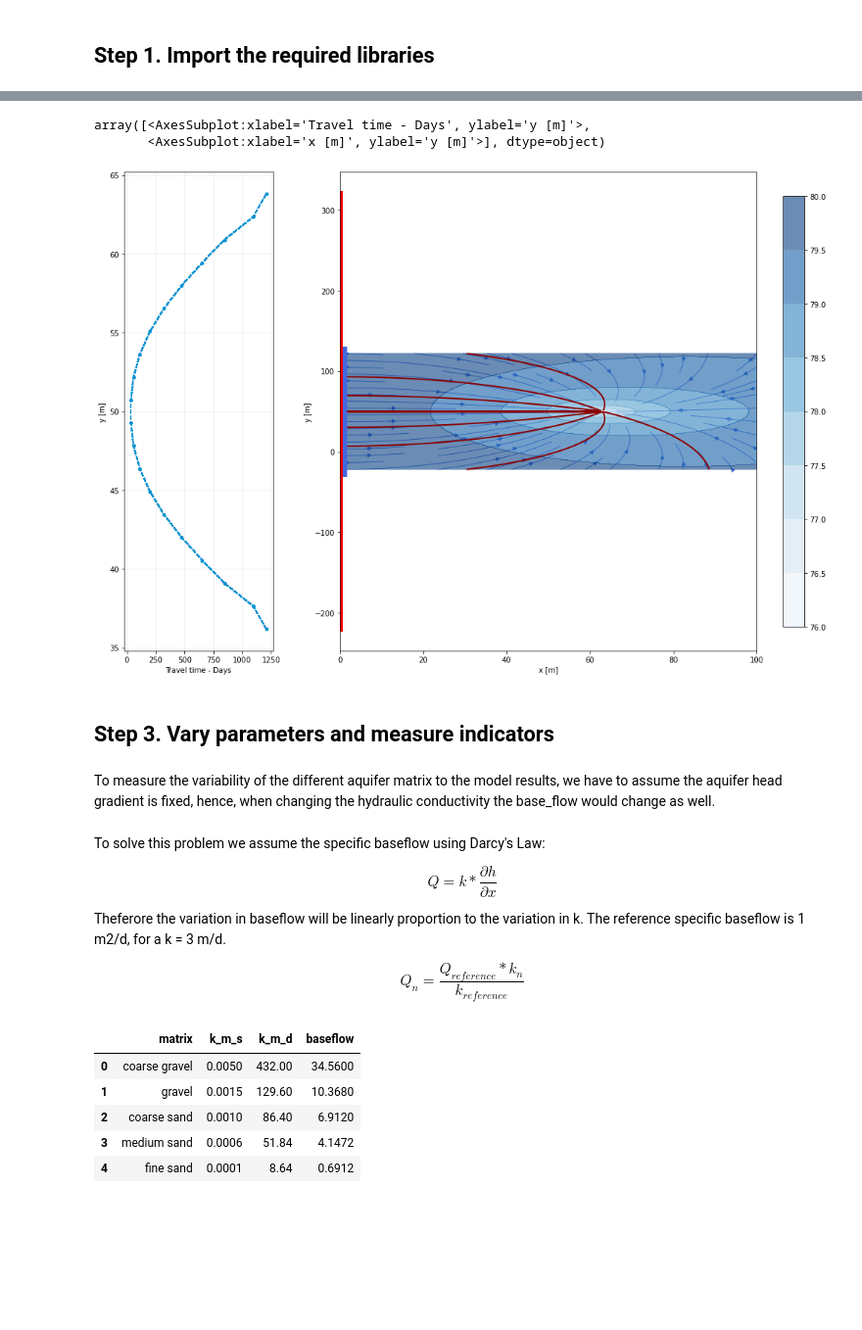
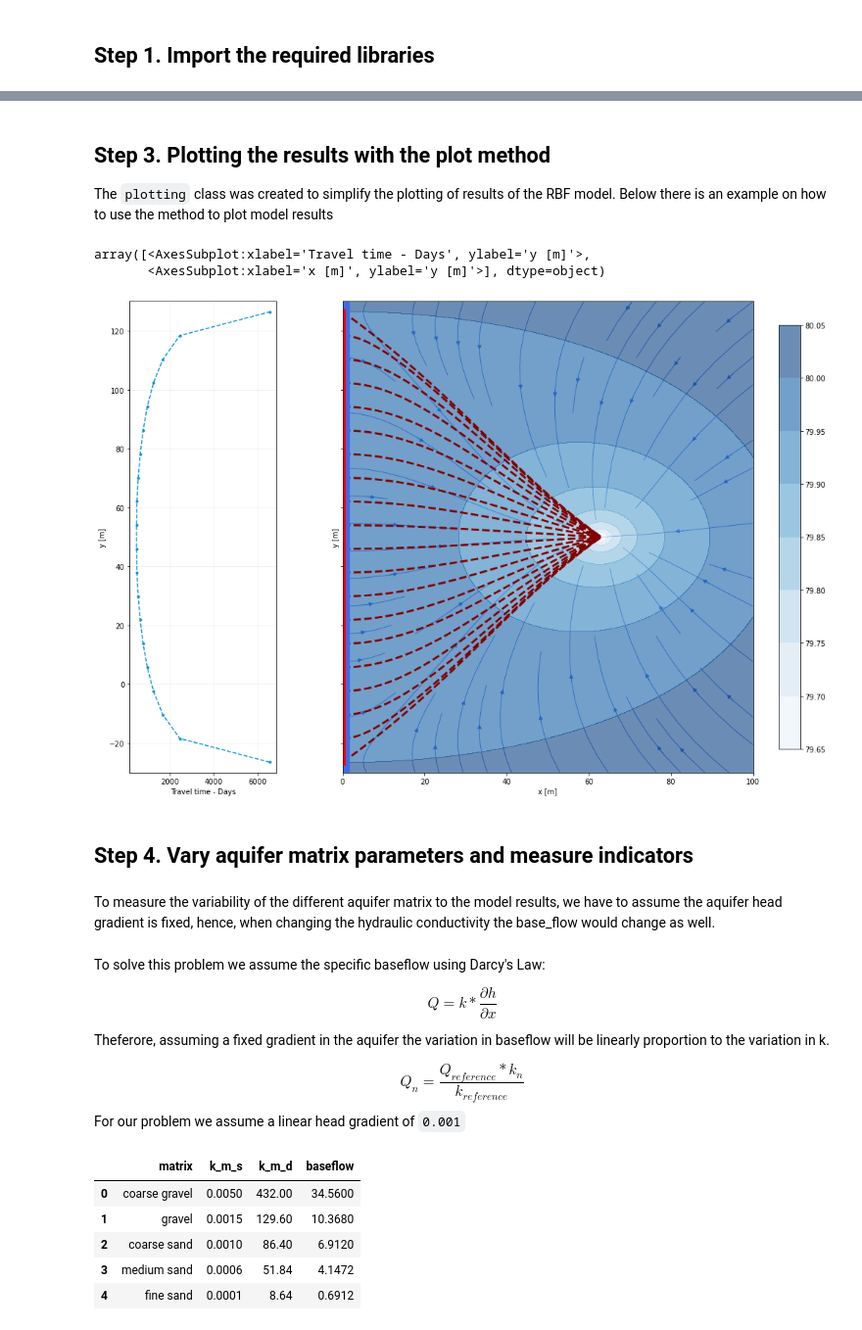
Before and after one commit to vcantarella/study_project, a Jupyter notebook: model_exploration.ipynb, the cells around one changed output, grey strips where cells are left out. Shown at 98% size. Saved outputs shown, nothing was run; the diff lists cells and outputs as text; code cells hidden in the pictures; blank space fills up the shorter version.

Commit message:
Fixing plotting method and time of travel, new features for controlling time of travel calculations and finishing notebook of examples

````diff
--- a/model_exploration.ipynb
+++ b/model_exploration.ipynb
@@ -17,11 +48,13 @@ import solvers #Solvers for some analysis from the aem model
 # %%
-# Define model with hydraulic condutivity = 3 m/d, height = 20, reference river head = 18
+# Define model with hydraulic condutivity = 0.12e-3 m/s, height = 85, reference river head = 80
 
 aem_model = model_proposal.Model(k = 0.12e-3*3600*24, H = 85, h0 = 80)
 
-# Add well at position x = 30, y = 50 and pumping rate of 250 m3/d, well radius = 0.1 m/d
+aem_model.Qo_x = -0.12e-3*3600*24*0.001*85
 
-well = model_proposal.Well(aem_model, Q = 0.044*3600*24, rw = 0.1, x = 63, y = 50)
+# Add well at position x = 63, y = 50 and pumping rate of 0.044 m3/s, well radius = 0.01 m
+
+well = model_proposal.Well(aem_model, Q = 0.005*3600*24, rw = 0.01, x = 63, y = 50)
 
 # Solver for river length and river water capture fraction.
 
@@ -32,6 +65,6 @@ print(solv.solve_river_length())
 
 length, riv_coords, capture_fraction = solv.solve_river_length()
 
-tt = solv.time_travel(0.2)
+tt, ys, avgtt, mintt, traj_array = solv.time_travel(0.2, delta_s = 0.4, calculate_trajectory = True)
 # %% [output]
 River Capture Length, Capture position and contribution to discharge is:
@@ -41,15 +72,20 @@ River Capture Length, Capture position and contribution to discharge is:
+# %% [markdown]
+## Step 3. Plotting the results with the plot method
+
+The ```plotting``` class was created to simplify the plotting of results of the RBF model.
+Below there is an example on how to use the method to plot model results
 # %%
 import plot
 
-img = plot.plotting(0,100,[-220,320],100)
+img = plot.plotting(0,100,-30,130,100,riv_coords)
 
-img.plot2d(aem_model, tt=tt,levels=8, quiver=False, streams=True)
+img.plot2d(aem_model, tt=tt, ys = ys, traj_array = traj_array, levels=8, quiver=False, streams=True)
 # %% [output]
 array([<AxesSubplot:xlabel='Travel time - Days', ylabel='y [m]'>,
        <AxesSubplot:xlabel='x [m]', ylabel='y [m]'>], dtype=object)
-[figure, old version]
+[figure, new version]
 # %% [markdown]
-## Step 3. Vary parameters and measure indicators
+## Step 4. Vary aquifer matrix parameters and measure indicators
 # %% [markdown]
 To measure the variability of the different aquifer matrix to the model results, we have to assume the aquifer head gradient is fixed, hence, when changing the hydraulic conductivity the base_flow would change as well.
 # %%
@@ -64,10 +100,11 @@ To solve this problem we assume the specific baseflow using Darcy's Law:
 
 $$ Q = k*\frac{\partial h}{\partial x} $$
 
-Theferore the variation in baseflow will be linearly proportion to the variation in k.
-The reference specific baseflow is 1 m2/d, for a k = 3 m/d.
+Theferore, assuming a fixed gradient in the aquifer the variation in baseflow will be linearly proportion to the variation in k.
 
 $$ Q_n = \frac{Q_{reference}*k_n}{k_{reference}} $$
+
+For our problem we assume a linear head gradient of ```0.001```
 # %%
 hk['baseflow'] = hk['k_m_d']*0.001*80
 # %%
````
Also changed, not shown: parts of 20 cells of this notebook, 10 other files.
